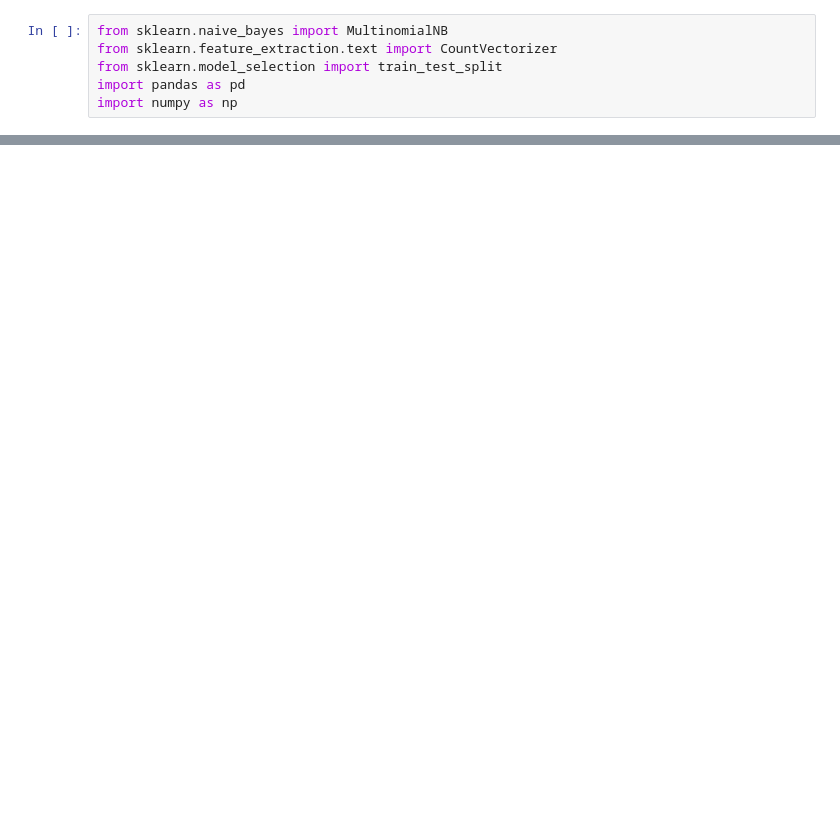
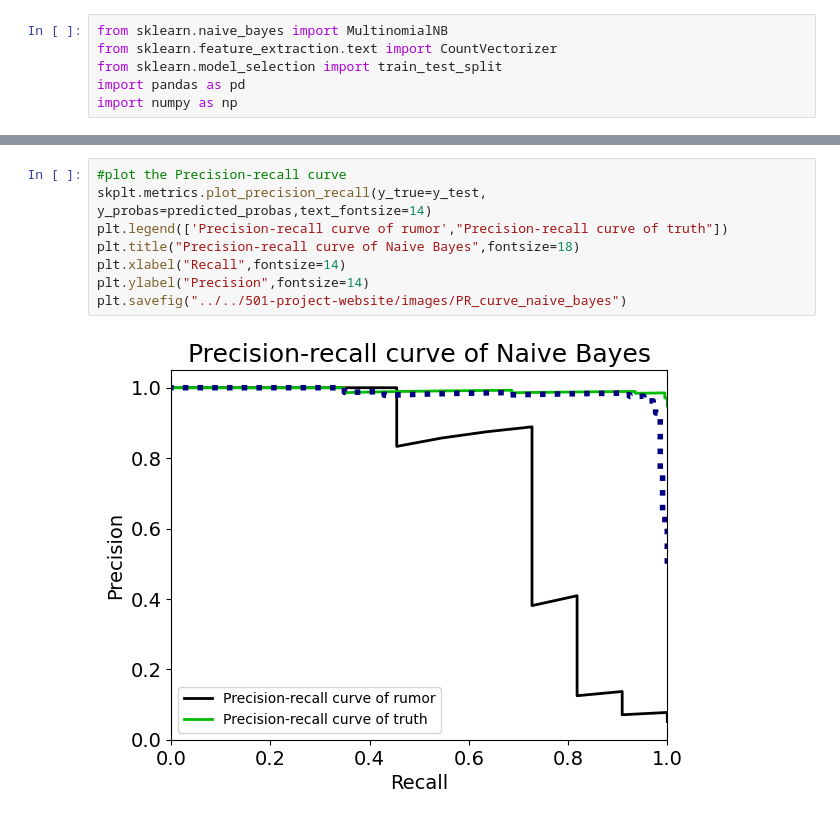
Before and after one commit to anly501/anly-501-project-FlynnFlag, a Jupyter notebook: codes/04-naive-bayes/naive_bayes_python.ipynb, the cells around one changed output, grey strips where cells are left out. Saved outputs shown, nothing was run; the diff lists cells and outputs as text; blank space fills up the shorter version.

```diff
--- a/codes/04-naive-bayes/naive_bayes_python.ipynb
+++ b/codes/04-naive-bayes/naive_bayes_python.ipynb
@@ -73,0 +91,10 @@ AttributeError: 'AxesSubplot' object has no attribute 'savefig'
+# %%
+#plot the Precision-recall curve
+skplt.metrics.plot_precision_recall(y_true=y_test, y_probas=predicted_probas,text_fontsize=14)
+plt.legend(['Precision-recall curve of rumor',"Precision-recall curve of truth"])
+plt.title("Precision-recall curve of Naive Bayes",fontsize=18)
+plt.xlabel("Recall",fontsize=14)
+plt.ylabel("Precision",fontsize=14)
+plt.savefig("../../501-project-website/images/PR_curve_naive_bayes")
+# %% [output]
+[figure, added]
```
Also changed, not shown: parts of 8 cells of this notebook, 22 other files.
